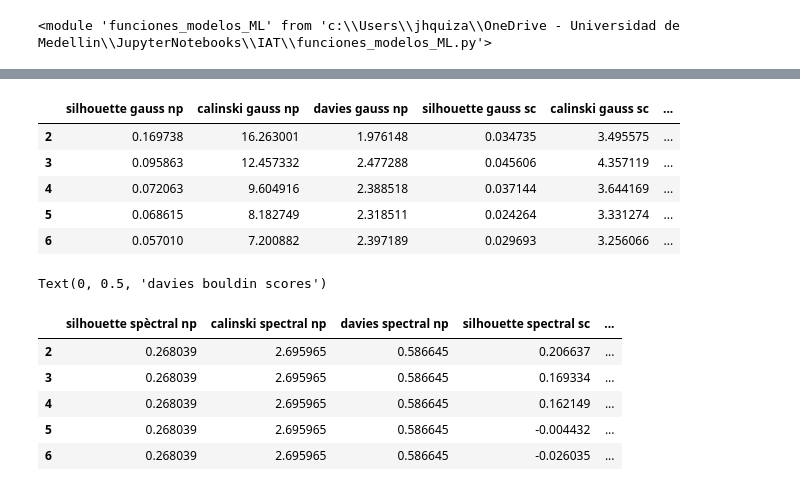
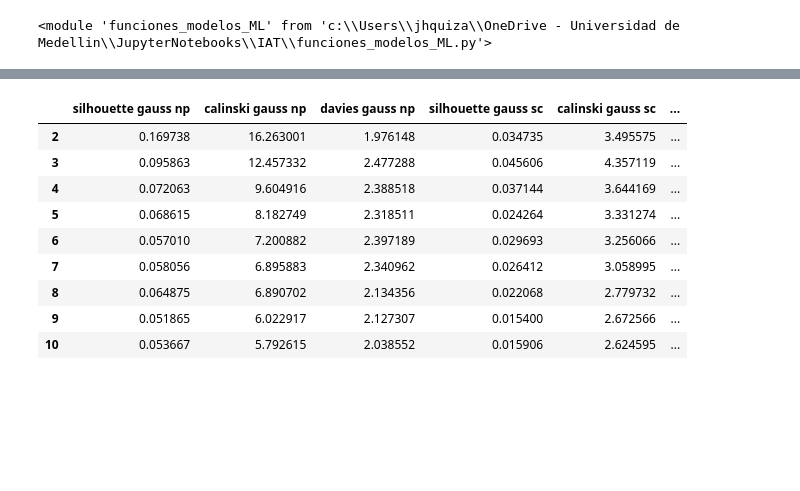
Before and after one commit to jhquiza/EEG_IAT, a Jupyter notebook: Modelos clustering.ipynb, the cells around one changed output, grey strips where cells are left out. Saved outputs shown, nothing was run; the diff lists cells and outputs as text; code cells hidden in the pictures; blank space fills up the shorter version.

```diff
--- a/Modelos clustering.ipynb
+++ b/Modelos clustering.ipynb
@@ -50,9 +291,11 @@ memory usage: 15.0 KB
 # %%
+data_all_cod = data_all_cod.drop(['age'], axis=1)
+
 # normalización de datos con standard scaler
-continuas_cols = data.select_dtypes(include=['float64']).columns.to_list()
-discretas_cols = data.select_dtypes(include=['int64']).columns.to_list()
+continuas_cols = data_all_cod.select_dtypes(include=['float64']).columns.to_list()
+discretas_cols = data_all_cod.select_dtypes(include=['int64']).columns.to_list()
 preprocessor_sc = ColumnTransformer([('scaler', StandardScaler(), continuas_cols), ('min_max', MinMaxScaler(), discretas_cols)], remainder='passthrough')
-data_sc = preprocessor_sc.fit_transform(data)
+data_all_cod_sc = preprocessor_sc.fit_transform(data_all_cod)
 # normalización de datos con power transformer
 preprocessor_pt = ColumnTransformer([('pt', PowerTransformer(), continuas_cols), ('min_max', MinMaxScaler(), discretas_cols)], remainder='passthrough')
-data_pt = preprocessor_pt.fit_transform(data)
+data_all_cod_pt = preprocessor_pt.fit_transform(data_all_cod)
@@ -145,66 +325,23 @@ Text(0, 0.5, 'davies bouldin scores')
 # %%
+max_clusters = 10
 # clústeres por GMM, datos sin normalizar
-max_clusters = 10
 gauss_scores_np, sil_scores_np, cal_scores_np, dav_scores_np = ml.clusters_gaussian(data=data_all_cod, max_clusters=max_clusters)
 # clústeres por GMM, Standard Scaler
 gauss_scores_sc, sil_scores_sc, cal_scores_sc, dav_scores_sc = ml.clusters_gaussian(data=data_all_cod_sc, max_clusters=max_clusters)
 # clústeres por KMeans, PowerTransformer
 gauss_scores_pt, sil_scores_pt, cal_scores_pt, dav_scores_pt = ml.clusters_gaussian(data=data_all_cod_pt, max_clusters=max_clusters)
 # Dataframe con métricas de clustering de KMeans
 df_gauss = pd.DataFrame(data=[sil_scores_np, cal_scores_np, dav_scores_np, sil_scores_sc, cal_scores_sc, dav_scores_sc, sil_scores_pt, cal_scores_pt, dav_scores_pt], index=['silhouette gauss np', 'calinski gauss np', 'davies gauss np', 'silhouette gauss sc', 'calinski gauss sc', 'davies gauss sc', 'silhouette gauss pt', 'calinski gauss pt', 'davies gauss pt'], columns=range(2,max_clusters+1))
 df_gauss = df_gauss.transpose()
-df_gauss.head()
+df_gauss
 # %% [output]
 |  | silhouette gauss np | calinski gauss np | davies gauss np | silhouette gauss sc | calinski gauss sc | ... |
 | 2 | 0.169738 | 16.263001 | 1.976148 | 0.034735 | 3.495575 | ... |
 | 3 | 0.095863 | 12.457332 | 2.477288 | 0.045606 | 4.357119 | ... |
 | 4 | 0.072063 | 9.604916 | 2.388518 | 0.037144 | 3.644169 | ... |
 | 5 | 0.068615 | 8.182749 | 2.318511 | 0.024264 | 3.331274 | ... |
 | 6 | 0.057010 | 7.200882 | 2.397189 | 0.029693 | 3.256066 | ... |
+| 7 | 0.058056 | 6.895883 | 2.340962 | 0.026412 | 3.058995 | ... |
+| 8 | 0.064875 | 6.890702 | 2.134356 | 0.022068 | 2.779732 | ... |
+| 9 | 0.051865 | 6.022917 | 2.127307 | 0.015400 | 2.672566 | ... |
+| 10 | 0.053667 | 5.792615 | 2.038552 | 0.015906 | 2.624595 | ... |
-# %%
-# Gráficas
-plt.subplot(2,2,1)
-plt.plot(range(2,df_gauss.index.max()+1), gauss_scores_np, 'or')
-plt.plot(range(2,df_gauss.index.max()+1), gauss_scores_sc, 'b+')
-plt.plot(range(2,df_gauss.index.max()+1), gauss_scores_pt, 'ks')
-plt.xlabel('number of clusters')
-plt.ylabel('inertias')
-plt.subplot(2,2,2)
-plt.plot(range(2,df_gauss.index.max()+1), sil_scores_np, 'or')
-plt.plot(range(2,df_gauss.index.max()+1), sil_scores_sc, 'b+')
-plt.plot(range(2,df_gauss.index.max()+1), sil_scores_pt, 'ks')
-plt.xlabel('number of clusters')
-plt.ylabel('silhouette scores')
-plt.subplot(2,2,3)
-plt.plot(range(2,df_gauss.index.max()+1), cal_scores_np, 'or')
-plt.plot(range(2,df_gauss.index.max()+1), cal_scores_sc, 'b+')
-plt.plot(range(2,df_gauss.index.max()+1), cal_scores_pt, 'ks')
-plt.xlabel('number of clusters')
-plt.ylabel('calinski harabasz scores')
-plt.subplot(2,2,4)
-plt.plot(range(2,df_gauss.index.max()+1), dav_scores_np, 'or')
-plt.plot(range(2,df_gauss.index.max()+1), dav_scores_sc, 'b+')
-plt.plot(range(2,df_gauss.index.max()+1), dav_scores_pt, 'ks')
-plt.xlabel('number of clusters')
-plt.ylabel('davies bouldin scores')
-# %% [output]
-Text(0, 0.5, 'davies bouldin scores')
-# %%
-# clústeres por Spectral Clustering, datos sin normalizar
-max_clusters=10
-sil_scores_np, cal_scores_np, dav_scores_np = ml.clusters_spectral(data=data_all_cod, max_clusters=max_clusters)
-# clústeres por Spectral Clustering, Standard Scaler
-sil_scores_sc, cal_scores_sc, dav_scores_sc = ml.clusters_spectral(data=data_all_cod_sc, max_clusters=max_clusters)
-# clústeres por Spectral Clustering, PowerTransformer
-sil_scores_pt, cal_scores_pt, dav_scores_pt = ml.clusters_spectral(data=data_all_cod_pt, max_clusters=max_clusters)
-# Dataframe con métricas de clustering de KMeans
-df_spectral = pd.DataFrame(data=[sil_scores_np, cal_scores_np, dav_scores_np, sil_scores_sc, cal_scores_sc, dav_scores_sc, sil_scores_pt, cal_scores_pt, dav_scores_pt], index=['silhouette spèctral np', 'calinski spectral np', 'davies spectral np', 'silhouette spectral sc', 'calinski spectral sc', 'davies spectral sc', 'silhouette spectral pt', 'calinski spectral pt', 'davies spectral pt'], columns=range(2,max_clusters+1))
-df_spectral = df_spectral.transpose()
-df_spectral.head()
-# %% [output]
-|  | silhouette spèctral np | calinski spectral np | davies spectral np | silhouette spectral sc | ... |
-| 2 | 0.268039 | 2.695965 | 0.586645 | 0.206637 | ... |
-| 3 | 0.268039 | 2.695965 | 0.586645 | 0.169334 | ... |
-| 4 | 0.268039 | 2.695965 | 0.586645 | 0.162149 | ... |
-| 5 | 0.268039 | 2.695965 | 0.586645 | -0.004432 | ... |
-| 6 | 0.268039 | 2.695965 | 0.586645 | -0.026035 | ... |
```
Also changed, not shown: parts of 45 cells of this notebook.
